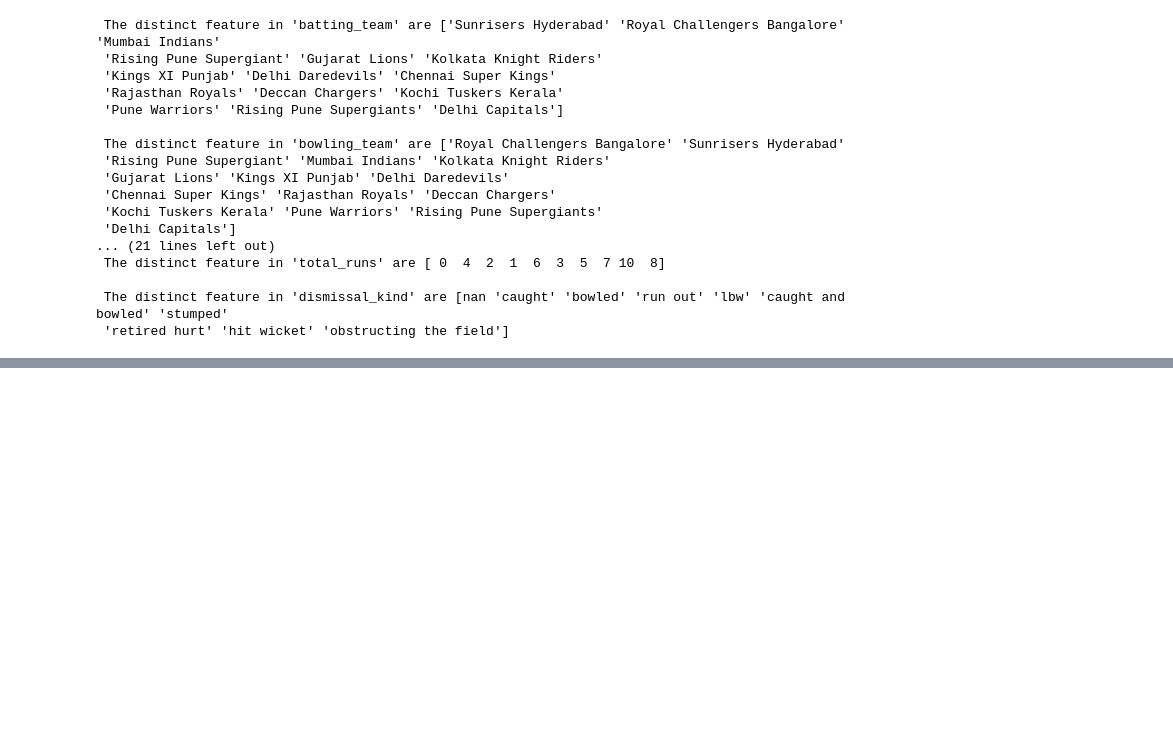
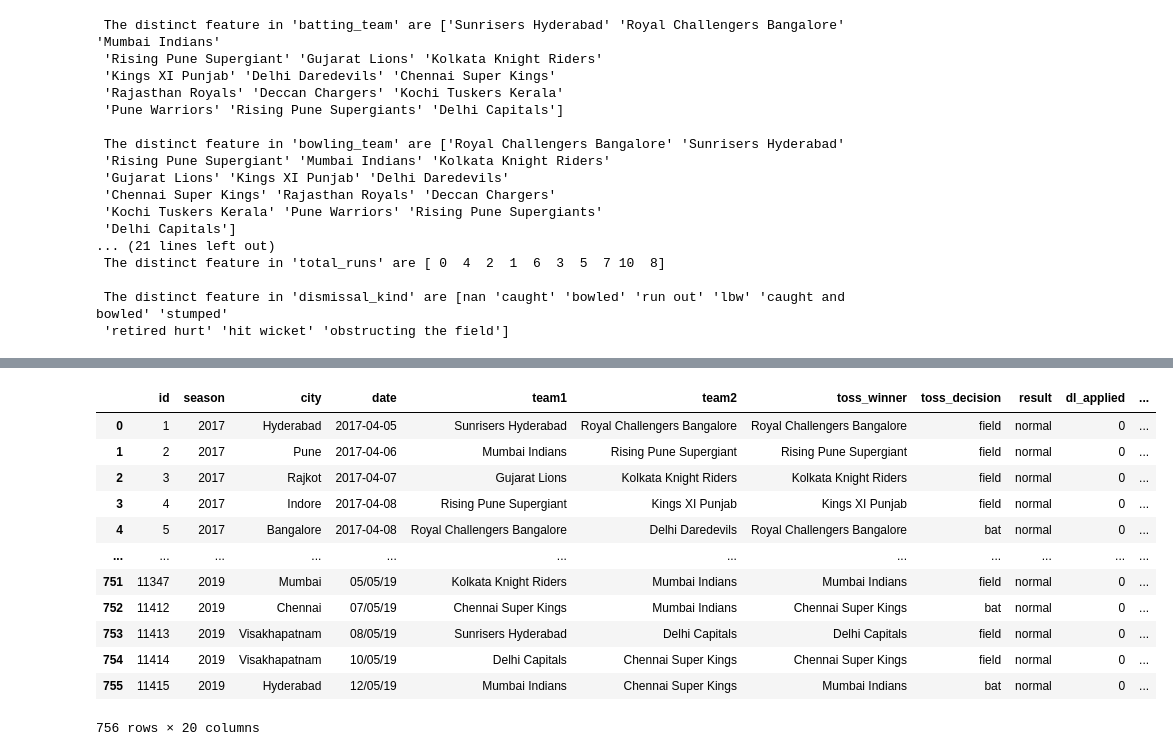
Before and after one commit to jeeva-anand/IPL-Win-Prediction, a Jupyter notebook: ipl_win_prediction.ipynb, the cells around one changed output, grey strips where cells are left out. Saved outputs shown, nothing was run; the diff lists cells and outputs as text; code cells hidden in the pictures; blank space fills up the shorter version.

```diff
--- a/ipl_win_prediction.ipynb
+++ b/ipl_win_prediction.ipynb
@@ -121,11 +125,11 @@ matches.columns, deliveries.columns
        dtype='object'))
 # %%
 
-matches = matches.drop(columns=['id', 'date', 'toss_winner', 'toss_decision', 'winner',
+remove_from_matches = matches.drop(columns=['id', 'date', 'toss_winner', 'toss_decision', 'winner',
                     'win_by_runs', 'player_of_match', 'venue',
                     'umpire1', 'umpire2', 'umpire3'])
 
-mts_lst = matches.columns.to_list()
+mts_lst = remove_from_matches.columns.to_list()
 
 mts_lst
 # %% [output]
@@ -152,10 +156,10 @@ for fut in matches:
 
  The distinct feature in 'win_by_wickets' are [ 0  7 10  6  9  4  8  5  2  3  1]
 # %%
-deliveries = deliveries.drop(columns=['match_id', 'batsman','inning', 'non_striker',
+remove_from_deliveries = deliveries.drop(columns=['match_id', 'batsman','inning', 'non_striker',
                      'bowler', 'player_dismissed', 'fielder'])
 
-dlv_lst = deliveries.columns.to_list()
+dlv_lst = remove_from_deliveries.columns.to_list()
 
 dlv_lst
 # %% [output]
@@ -196,0 +288,18 @@ for dlv in dlv_lst:
+# %%
+pd.reset_option('display.max_rows')
+
+
+# 'match_id','inning' - are index
+# total_runs - is column
+
+# total_run = deliveries.groupby(['match_id','inning'])['total_runs'].sum()
+
+# total_run = deliveries.groupby(['match_id','inning'])['total_runs'].agg(['sum','count']).reset_index() # clean code
+
+# total_run = deliveries.groupby(['match_id','inning']).agg('sum')['total_runs']
+
+# total_run = deliveries.groupby(['match_id','inning']).agg(['sum','count']).reset_index() # it calculates for every columns which is using memory a lot
+
+total_run = deliveries.groupby(['match_id','inning'])['total_runs'].sum().reset_index()
+
+total_run
@@ -196,0 +320,3 @@ for dlv in dlv_lst:
+# %%
+total_run = total_run[total_run['inning'] == 1]
+total_run['total_runs'] = total_run['total_runs'].apply(lambda x:x+1)
@@ -196,0 +365,18 @@ for dlv in dlv_lst:
+# %%
+match = pd.merge(matches, total_run[['match_id','total_runs']],left_on='id', right_on='match_id')
+
+match
+# %% [output]
+|  | id | season | city | date | team1 | team2 | toss_winner | toss_decision | result | dl_applied | ... |
+| 0 | 1 | 2017 | Hyderabad | 2017-04-05 | Sunrisers Hyderabad | Royal Challengers Bangalore | Royal Challengers Bangalore | field | normal | 0 | ... |
+| 1 | 2 | 2017 | Pune | 2017-04-06 | Mumbai Indians | Rising Pune Supergiant | Rising Pune Supergiant | field | normal | 0 | ... |
+| 2 | 3 | 2017 | Rajkot | 2017-04-07 | Gujarat Lions | Kolkata Knight Riders | Kolkata Knight Riders | field | normal | 0 | ... |
+| 3 | 4 | 2017 | Indore | 2017-04-08 | Rising Pune Supergiant | Kings XI Punjab | Kings XI Punjab | field | normal | 0 | ... |
+| 4 | 5 | 2017 | Bangalore | 2017-04-08 | Royal Challengers Bangalore | Delhi Daredevils | Royal Challengers Bangalore | bat | normal | 0 | ... |
+| ... | ... | ... | ... | ... | ... | ... | ... | ... | ... | ... | ... |
+| 751 | 11347 | 2019 | Mumbai | 05/05/19 | Kolkata Knight Riders | Mumbai Indians | Mumbai Indians | field | normal | 0 | ... |
+| 752 | 11412 | 2019 | Chennai | 07/05/19 | Chennai Super Kings | Mumbai Indians | Chennai Super Kings | bat | normal | 0 | ... |
+| 753 | 11413 | 2019 | Visakhapatnam | 08/05/19 | Sunrisers Hyderabad | Delhi Capitals | Delhi Capitals | field | normal | 0 | ... |
+| 754 | 11414 | 2019 | Visakhapatnam | 10/05/19 | Delhi Capitals | Chennai Super Kings | Chennai Super Kings | field | normal | 0 | ... |
+| 755 | 11415 | 2019 | Hyderabad | 12/05/19 | Mumbai Indians | Chennai Super Kings | Mumbai Indians | bat | normal | 0 | ... |
+756 rows × 20 columns
```
Also changed, not shown: parts of 56 cells of this notebook.
